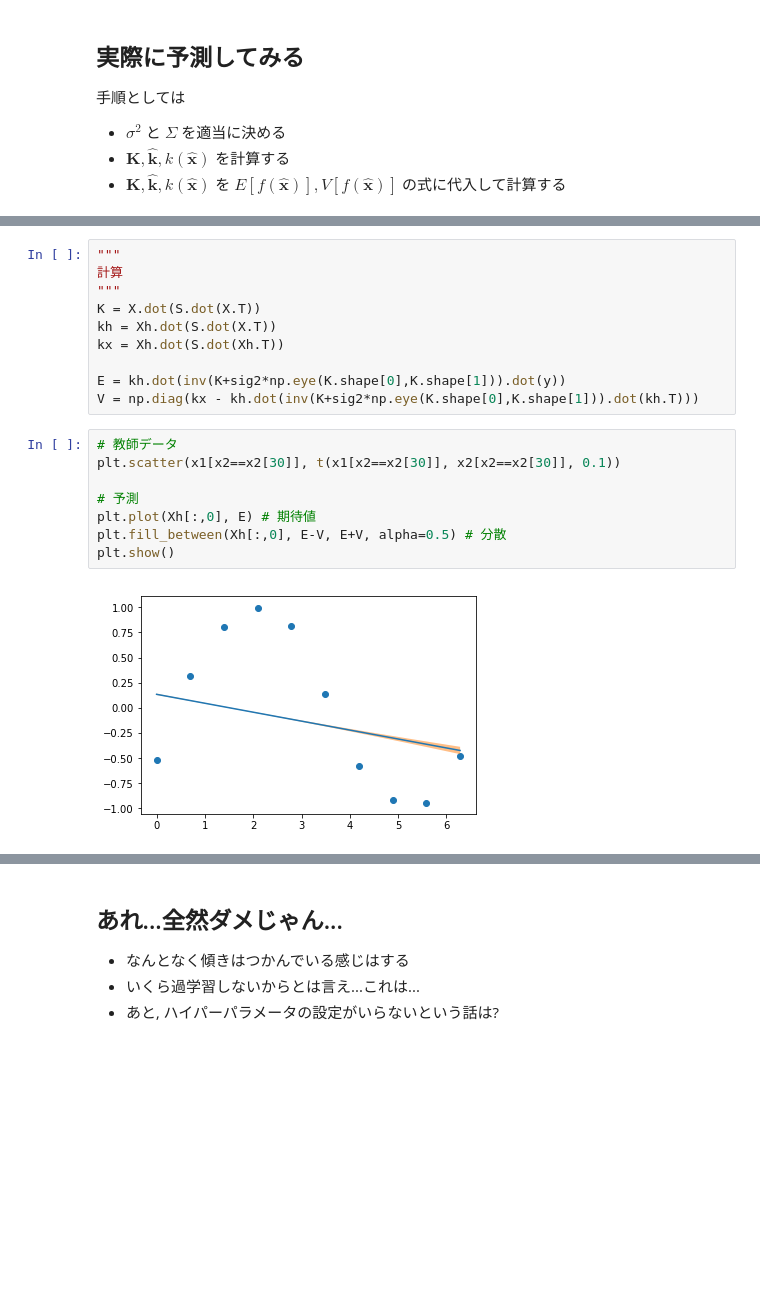
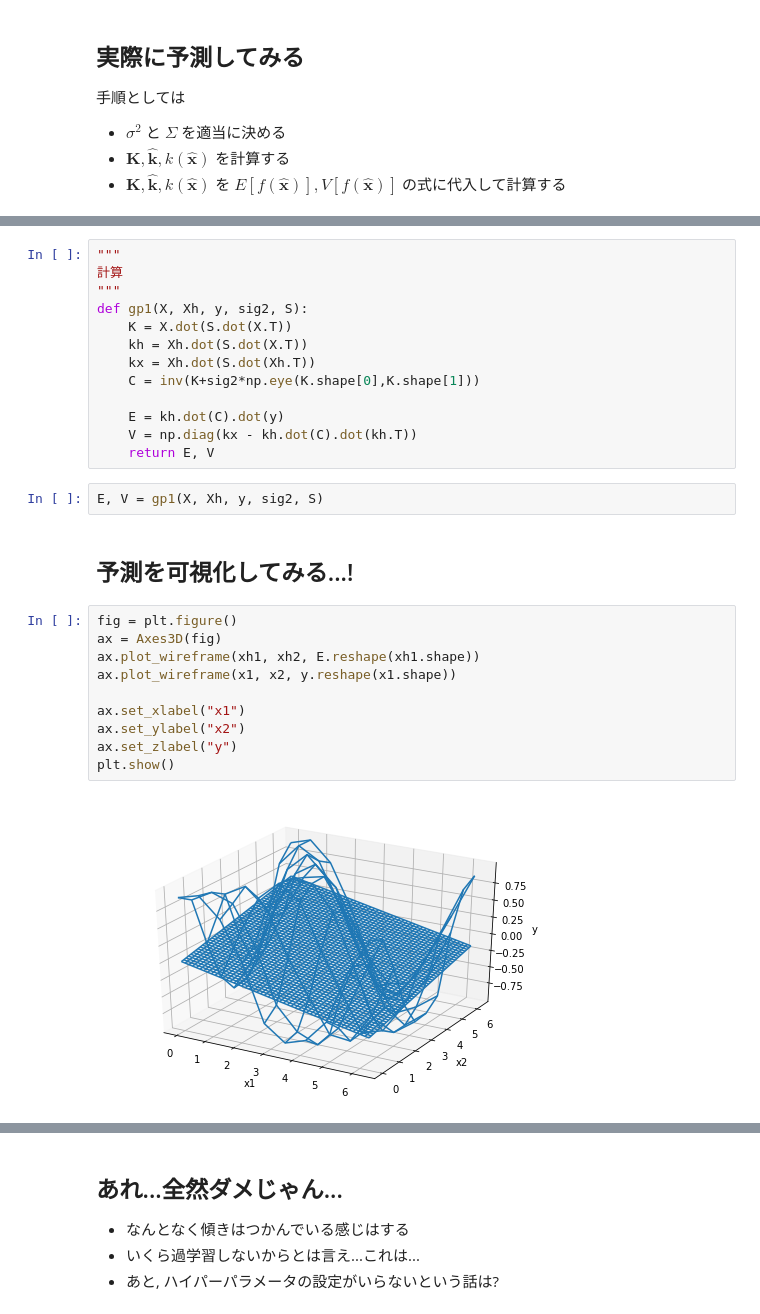
Before and after one commit to uema/gp-scratch, a Jupyter notebook: derivation.ipynb, the cells around one changed output, grey strips where cells are left out. Drawn from its saved outputs; the diff is of its cells as text; blank space fills up the shorter version.

```diff
--- a/derivation.ipynb
+++ b/derivation.ipynb
@@ -413,19 +412,28 @@ X.shape
 """
 計算
 """
-K = X.dot(S.dot(X.T))
-kh = Xh.dot(S.dot(X.T))
-kx = Xh.dot(S.dot(Xh.T))
+def gp1(X, Xh, y, sig2, S):
+    K = X.dot(S.dot(X.T))
+    kh = Xh.dot(S.dot(X.T))
+    kx = Xh.dot(S.dot(Xh.T))
+    C = inv(K+sig2*np.eye(K.shape[0],K.shape[1]))
 
-E = kh.dot(inv(K+sig2*np.eye(K.shape[0],K.shape[1])).dot(y))
-V = np.diag(kx - kh.dot(inv(K+sig2*np.eye(K.shape[0],K.shape[1])).dot(kh.T)))
+    E = kh.dot(C).dot(y)
+    V = np.diag(kx - kh.dot(C).dot(kh.T))
+    return E, V
-# %%
-# 教師データ
-plt.scatter(x1[x2==x2[30]], t(x1[x2==x2[30]], x2[x2==x2[30]], 0.1))
-
-# 予測
-plt.plot(Xh[:,0], E) # 期待値
-plt.fill_between(Xh[:,0], E-V, E+V, alpha=0.5) # 分散
-plt.show()
-# %% [output]
-[figure, removed]
+# %%
+E, V = gp1(X, Xh, y, sig2, S)
+# %% [markdown]
+## 予測を可視化してみる...!
+# %%
+fig = plt.figure()
+ax = Axes3D(fig)
+ax.plot_wireframe(xh1, xh2, E.reshape(xh1.shape))
+ax.plot_wireframe(x1, x2, y.reshape(x1.shape))
+
+ax.set_xlabel("x1")
+ax.set_ylabel("x2")
+ax.set_zlabel("y")
+plt.show()
+# %% [output]
+[figure, added]
```
Also changed, not shown: parts of 17 cells of this notebook.
